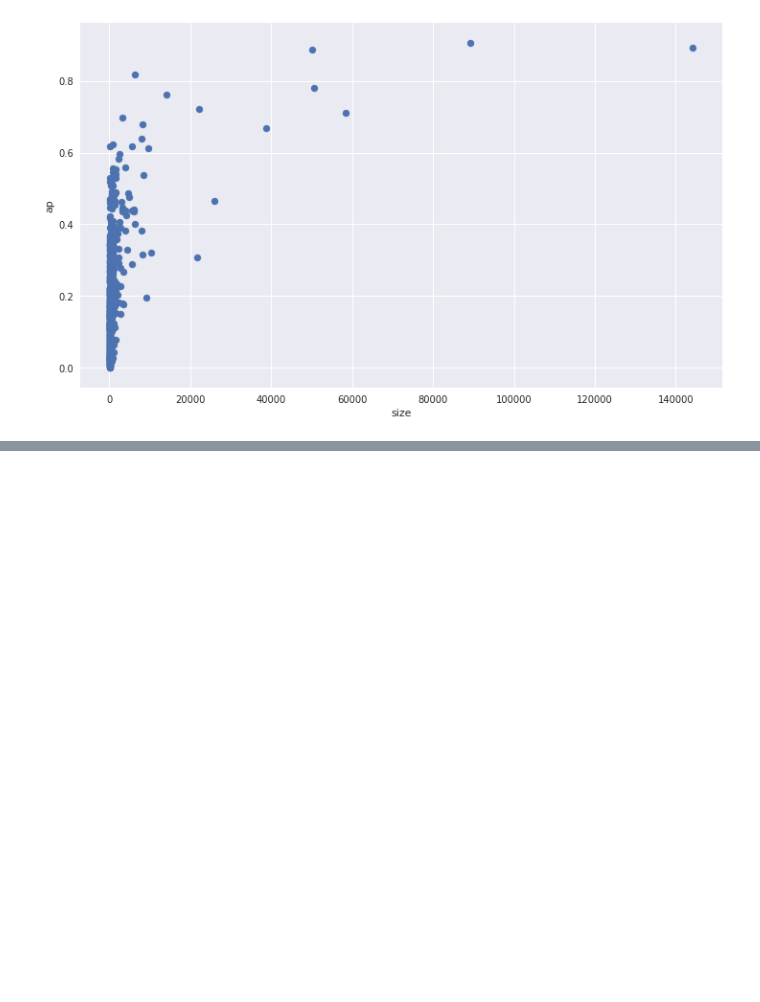
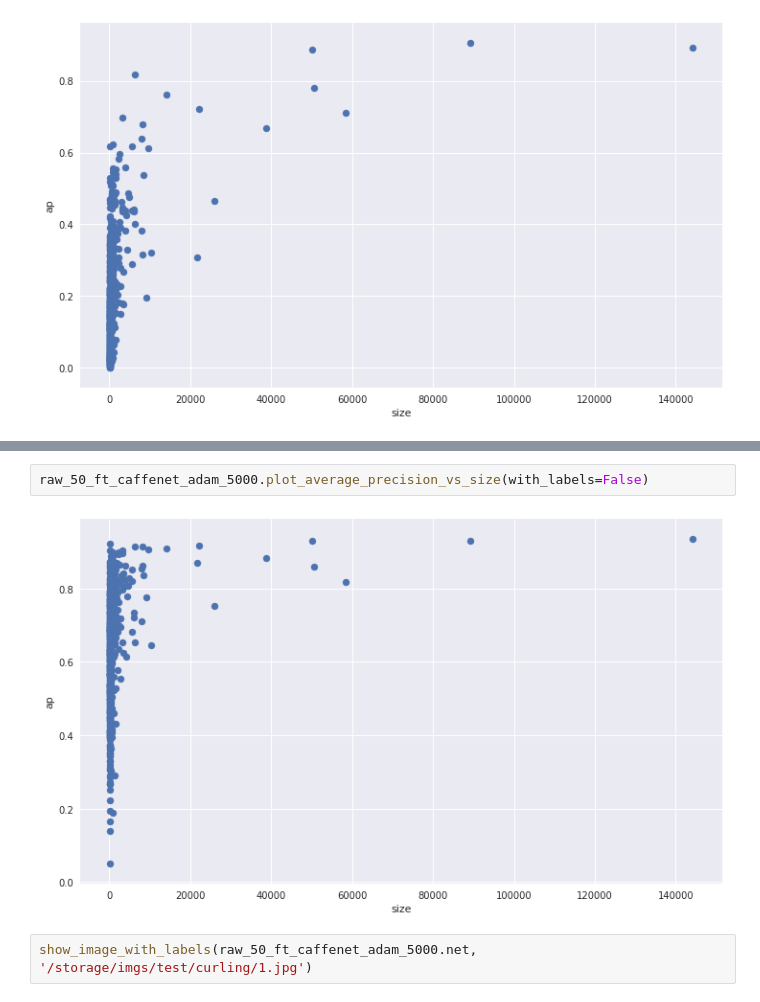
Before and after one commit to uvNikita/master-thesis-src, a Jupyter notebook: notebooks/testing/testing.ipynb, the cells around one changed output, grey strips where cells are left out. Saved outputs shown, nothing was run; the diff lists cells and outputs as text; blank space fills up the shorter version.

```diff
--- a/notebooks/testing/testing.ipynb
+++ b/notebooks/testing/testing.ipynb
@@ -588,0 +637,6 @@ raw_50_ft_caffenet_adam.average_precision.sort_values('size').head(1000).plot('s
+# %%
+raw_50_ft_caffenet_adam_5000.plot_average_precision_vs_size(with_labels=False)
+# %% [output]
+[figure, added]
+# %%
+show_image_with_labels(raw_50_ft_caffenet_adam_5000.net, '/storage/imgs/test/curling/1.jpg')
```
Also changed, not shown: parts of 7 cells of this notebook, 1 other file.
